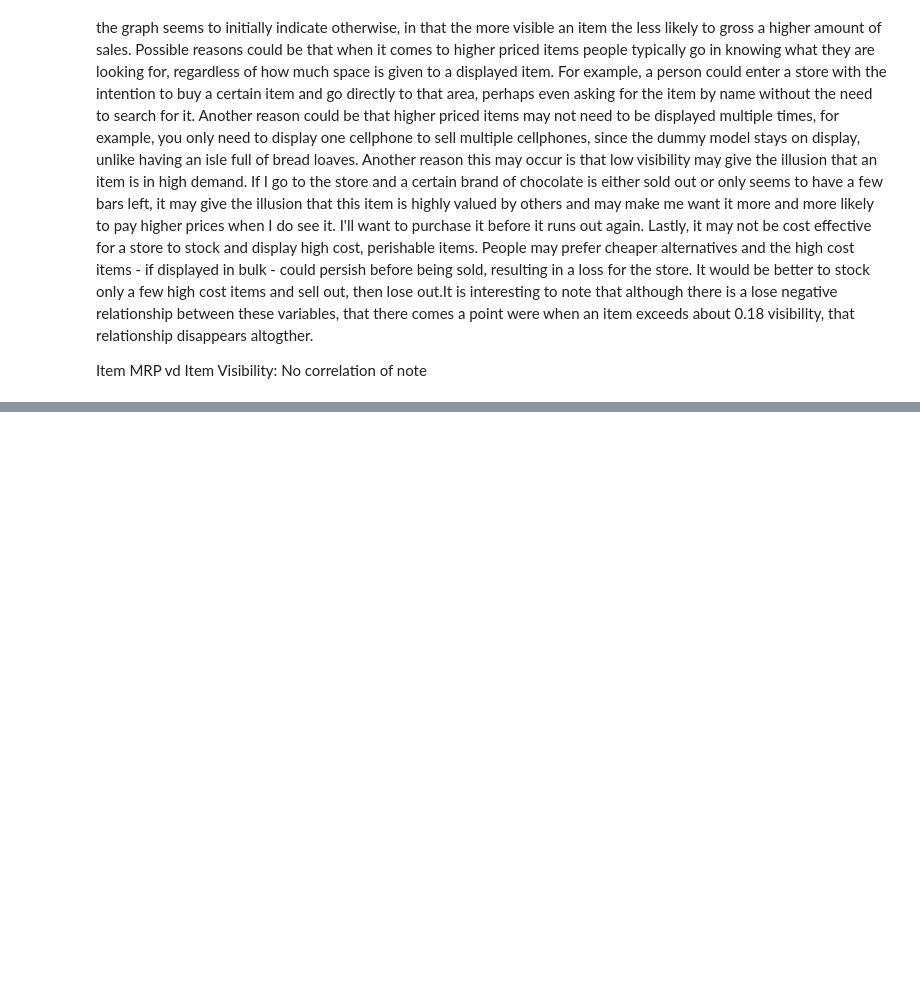
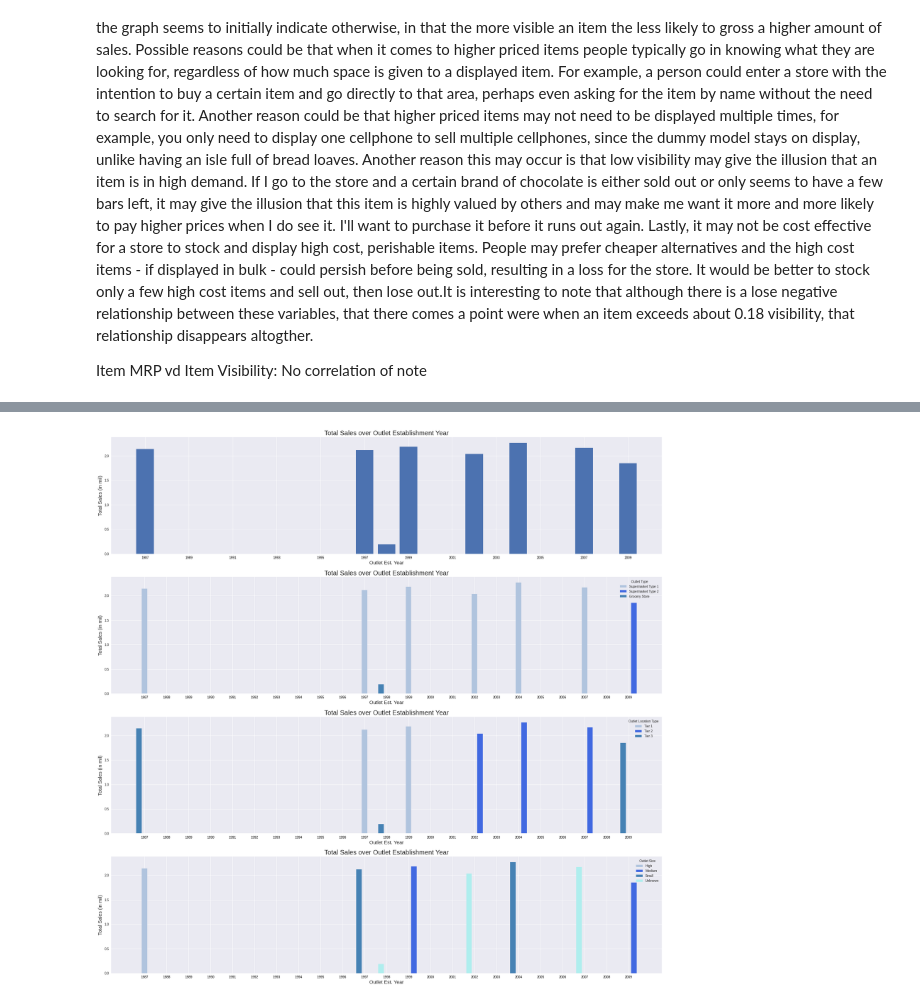
Before and after one commit to Cassandra-Simmons/Food-Sales_Predictions, a Jupyter notebook: Sales_Predict.ipynb, the cells around one changed output, grey strips where cells are left out. Cells and saved outputs as stored; diff of their text form; code cells hidden in the pictures; blank space fills up the shorter version.

```diff
--- a/Sales_Predict.ipynb
+++ b/Sales_Predict.ipynb
@@ -357,0 +459,86 @@ Item MRP vd Item Visibility: No correlation of note
+# %%
+# See sales over time (year outlet was established)
+#Declare variables:
+#plot 1: Sales over time
+salespyear = dfSalesFinal.groupby('Outlet_Establishment_Year')['Sales'].sum()
+#plot 2 Sales over time by Outlet Type
+dfSalesOT = dfSalesFinal.groupby(['Outlet_Establishment_Year','Outlet_Type'])[['Sales']].sum().unstack(fill_value = 0)
+dfSalesOT.columns=['Grocery_Store_Sales','Supermarket_Type1_Sales','Supermarket_Type2_Sales']
+salespyearST1 = dfSalesOT['Supermarket_Type1_Sales']
+salespyearST2 = dfSalesOT['Supermarket_Type2_Sales']
+salespyearG = dfSalesOT['Grocery_Store_Sales']
+# salespyearST1 = dfSalesFinal[dfSalesFinal['Outlet_Type']=='Supermarket Type1'].groupby('Outlet_Establishment_Year')['Sales'].sum()
+# salespyearST2 = dfSalesFinal[dfSalesFinal['Outlet_Type']=='Supermarket Type2'].groupby('Outlet_Establishment_Year')['Sales'].sum()
+# salespyearG = dfSalesFinal[dfSalesFinal['Outlet_Type']=='Grocery Store'].groupby('Outlet_Establishment_Year')['Sales'].sum()
+
+#plot 3:  Sales over time by outlet Location Type
+# dfSalesLT = dfSalesFinal.groupby(['Outlet_Establishment_Year','Outlet_Location_Type'])[['Sales']].sum().unstack(fill_value = 0)
+# dfSalesLT.columns=['Tier1_Sales','Tier2_Sales','Tier3_Sales']
+dfmissing = pd.DataFrame([[1988,0,0,0],[1989,0,0,0],[1990,0,0,0],[1991,0,0,0],[1992,0,0,0],[1993,0,0,0],[1994,0,0,0],[1995,0,0,0],[1996,0,0,0],[2000,0,0,0],[2001,0,0,0],[2003,0,0,0],[2005,0,0,0],[2006,0,0,0],[2008,0,0,0]],columns=['Outlet_Establishment_Year','Tier1_Sales','Tier2_Sales','Tier3_Sales' ])
+dfSalesLT = dfSalesFinal.groupby(['Outlet_Establishment_Year','Outlet_Location_Type'])[['Sales']].sum().unstack(fill_value = 0).reset_index()
+dfSalesLT.columns=['Outlet_Establishment_Year','Tier1_Sales','Tier2_Sales','Tier3_Sales']
+dfSalesLTA = dfSalesLT.append(dfmissing).reset_index().sort_values(by='Outlet_Establishment_Year')
+salespyearLT1 = dfSalesLTA['Tier1_Sales']
+salespyearLT2 = dfSalesLTA['Tier2_Sales']
+salespyearLT3 = dfSalesLTA['Tier3_Sales']
+
+#plot 4: Sales over time by Outlet size
+dfSalesOS = dfSalesFinal.groupby(['Outlet_Establishment_Year','Outlet_Size'])[['Sales']].sum().unstack(fill_value = 0)
+dfSalesOS.columns=['High_Sales','Medium_Sales','Small_Sales','Unknown_Size_Sales']
+salespyearOS1 = dfSalesOS['High_Sales']
+salespyearOS2 = dfSalesOS['Medium_Sales']
+salespyearOS3 = dfSalesOS['Small_Sales']
+salespyearOS4 = dfSalesOS['Unknown_Size_Sales']
+
+
+
+margin = 0.05
+width = (1.-2*margin)/len(nrange)
+w = 0.25
+nrange = np.arange(0,len(np.arange(min(salespyear.index),max(salespyear.index)+1,2)), 1)
+nindex = np.arange(len(nrange))
+plt.figure(figsize = (30,30))
+plt.style.use('seaborn')
+plt.subplot(4,1,1)
+plt.xticks(np.arange(min(salespyear.index),max(salespyear.index)+1,2), c = 'k')
+plt.title("Total Sales over Outlet Establishment Year",fontsize = 20)
+plt.xlabel('Outlet Est. Year',fontsize = 15)
+plt.ylabel('Total Sales (in mil)',fontsize = 15)
+plt.bar(salespyear.index,salespyear.values/1_000_000,)
+#----------------------------------------------------------------------------------
+nrangeMain = np.arange(0,len(np.arange(min(dfSalesLTA.index),max(dfSalesLTA.index)+1,1)), 1)
+nindexMain = np.arange(len(nrangeMain))
+plt.subplot(4,1,2)
+plt.title("Total Sales over Outlet Establishment Year",fontsize = 20)
+plt.xlabel('Outlet Est. Year',fontsize = 15)
+plt.ylabel('Total Sales (in mil)',fontsize = 15)
+plt.xticks(np.arange(min(salespyear.index),max(salespyear.index)+1,1), c = 'k')
+plt.bar(dfSalesOT.index ,salespyearST1/1_000_000, width = w, label = "Supermarket Type 1", color = 'lightsteelblue')
+plt.bar(dfSalesOT.index + w,salespyearST2/1_000_000, label = "Supermarket Type 2", color = 'royalblue', width = w)
+plt.bar(dfSalesOT.index - w,salespyearG/1_000_000, label = "Grocery Store", color = 'steelblue', width = w)
+plt.legend(title = 'Outlet Type')
+#-----------------------------------------------------------------------------------
+plt.subplot(4,1,3)
+plt.title("Total Sales over Outlet Establishment Year",fontsize = 20)
+plt.xlabel('Outlet Est. Year',fontsize = 15)
+plt.ylabel('Total Sales (in mil)',fontsize = 15)
+labelsLTA = dfSalesLTA['Outlet_Establishment_Year'].sort_values()
+plt.xticks(np.arange(min(dfSalesLTA.index),max(dfSalesLTA.index)+1,1), c = 'k', labels = labelsLTA)
+# plt.xticks(np.arange(len(dfSalesLTA['Outlet_Establishment_Year'])), c = 'k')#, labels = labelsLTA)
+plt.bar(np.arange(len(dfSalesLTA['Outlet_Establishment_Year'])),salespyearLT1/1_000_000, width = w, label = "Tier 1", color = 'lightsteelblue', align = 'center')
+plt.bar(np.arange(len(dfSalesLTA['Outlet_Establishment_Year'])) + w,salespyearLT2/1_000_000, label = "Tier 2", color = 'royalblue', width = w, align = 'center')
+plt.bar(np.arange(len(dfSalesLTA['Outlet_Establishment_Year'])) - w,salespyearLT3/1_000_000, label = "Tier 3", color = 'steelblue', width = w, align = 'center')
+plt.legend(title = 'Outlet Location Type')
+#----------------------------------------------------------------------------------
+plt.subplot(4,1,4)
+plt.title("Total Sales over Outlet Establishment Year",fontsize = 20)
+plt.xlabel('Outlet Est. Year',fontsize = 15)
+plt.ylabel('Total Sales (in mil)',fontsize = 15)
+plt.xticks(np.arange(min(salespyear.index),max(salespyear.index)+1,1), c = 'k')
+plt.bar(dfSalesOT.index ,salespyearOS1/1_000_000, width = w, label = "High", color = 'lightsteelblue')
+plt.bar(dfSalesOT.index + w,salespyearOS2/1_000_000, label = "Medium", color = 'royalblue', width = w)
+plt.bar(dfSalesOT.index - w,salespyearOS3/1_000_000, label = "Small", color = 'steelblue', width = w)
+plt.bar(dfSalesOT.index - w,salespyearOS4/1_000_000, label = "Unknown", color = 'paleturquoise', width = w)
+plt.legend(title = 'Outlet Size', loc = "upper right")
+#-----------------------------------------------------------------------------------
+# %% [output]
@@ -357,0 +546 @@ Item MRP vd Item Visibility: No correlation of note
+[figure, added]
```
Also changed, not shown: parts of 23 cells of this notebook.
